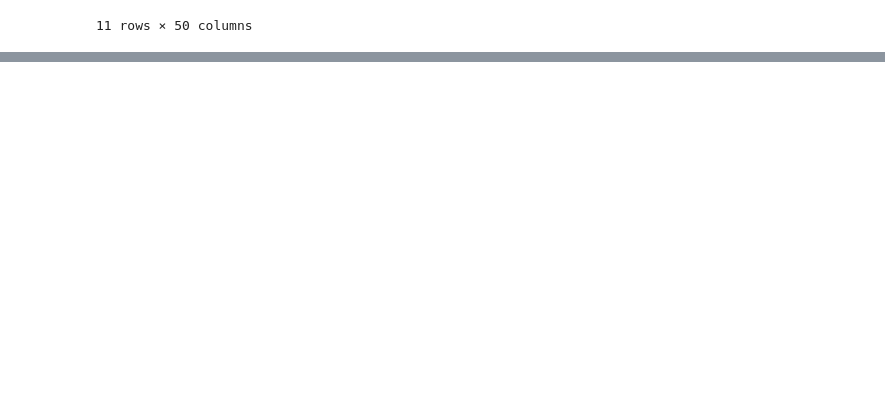
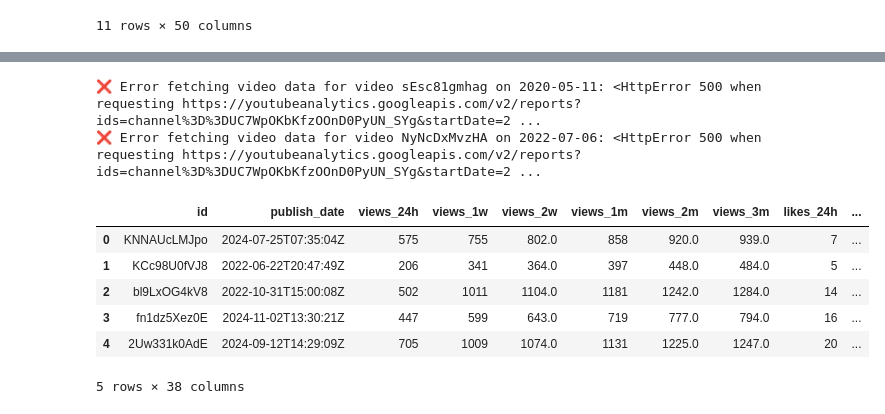
Before and after one commit to tvercamer/VUB-masterproef-YouTube-UvVl, a Jupyter notebook: notebooks/01-data-collection.ipynb, the cells around one changed output, grey strips where cells are left out. Saved outputs shown, nothing was run; the diff lists cells and outputs as text; code cells hidden in the pictures; blank space fills up the shorter version.

```diff
--- a/notebooks/01-data-collection.ipynb
+++ b/notebooks/01-data-collection.ipynb
@@ -61,0 +86,14 @@ exp_videos.to_excel('../output/exp_videos.xlsx')
+# %%
+# Get metrics for each video and over multiple time intervals
+metrics = youtube.get_metrics_over_time(videos)
+metrics.head()
+# %% [output]
+❌ Error fetching video data for video sEsc81gmhag on 2020-05-11: <HttpError 500 when requesting https://youtubeanalytics.googleapis.com/v2/reports?ids=channel%3D%3DUC7WpOKbKfzOOnD0PyUN_SYg&startDate=2 ...
+❌ Error fetching video data for video NyNcDxMvzHA on 2022-07-06: <HttpError 500 when requesting https://youtubeanalytics.googleapis.com/v2/reports?ids=channel%3D%3DUC7WpOKbKfzOOnD0PyUN_SYg&startDate=2 ...
+|  | id | publish_date | views_24h | views_1w | views_2w | views_1m | views_2m | views_3m | likes_24h | ... |
+| 0 | KNNAUcLMJpo | 2024-07-25T07:35:04Z | 575 | 755 | 802.0 | 858 | 920.0 | 939.0 | 7 | ... |
+| 1 | KCc98U0fVJ8 | 2022-06-22T20:47:49Z | 206 | 341 | 364.0 | 397 | 448.0 | 484.0 | 5 | ... |
+| 2 | bl9LxOG4kV8 | 2022-10-31T15:00:08Z | 502 | 1011 | 1104.0 | 1181 | 1242.0 | 1284.0 | 14 | ... |
+| 3 | fn1dz5Xez0E | 2024-11-02T13:30:21Z | 447 | 599 | 643.0 | 719 | 777.0 | 794.0 | 16 | ... |
+| 4 | 2Uw331k0AdE | 2024-09-12T14:29:09Z | 705 | 1009 | 1074.0 | 1131 | 1225.0 | 1247.0 | 20 | ... |
+5 rows × 38 columns
```
Also changed, not shown: parts of 13 cells of this notebook, 1 other file.
